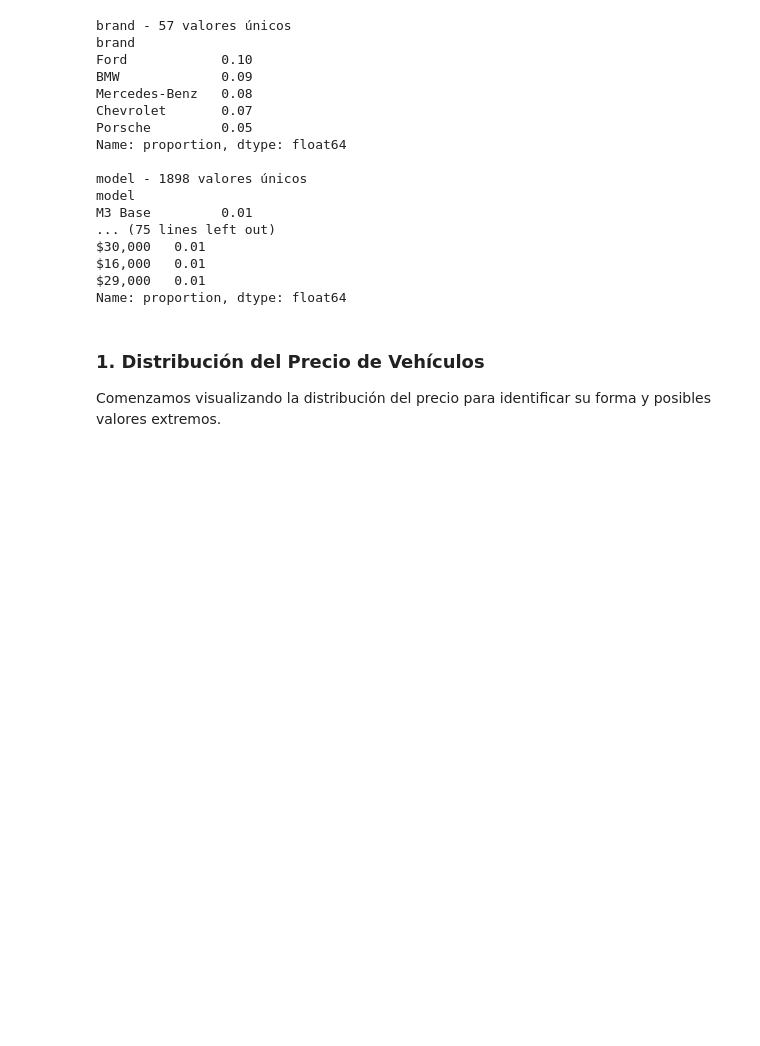
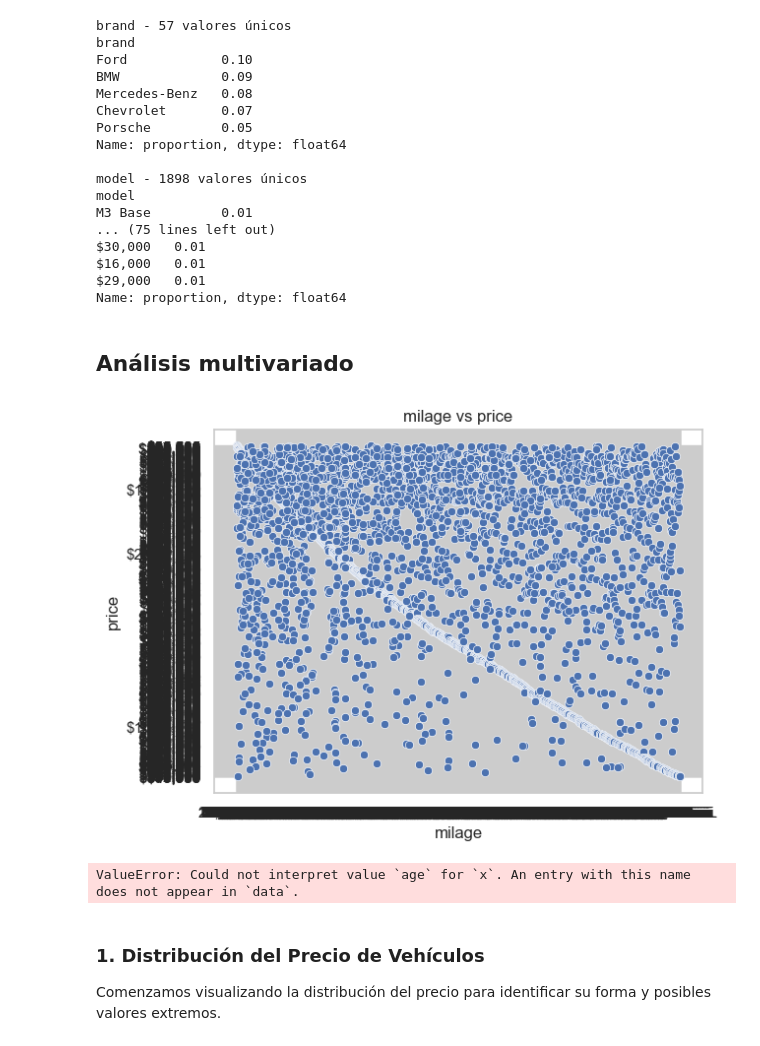
Before and after one commit to mariasuescum/Regression-of-Used-Car-Prices-Project, a Jupyter notebook: used-cars.ipynb, the cells around one changed output. Cells and saved outputs as stored; diff of their text form; code cells hidden in the pictures; blank space fills up the shorter version.

Commit message:
edit: cleanning EDA structure for a leaner layout, relation between prices and millage/age/engine

```diff
--- a/used-cars.ipynb
+++ b/used-cars.ipynb
@@ -668,6 +668,18 @@ $30,000   0.01
 $16,000   0.01
 $29,000   0.01
 Name: proportion, dtype: float64
+# %% [markdown]
+## Análisis multivariado
+# %%
+# Precio vs variables principales
+important_vars = ['milage', 'age', 'engine_hp']
+for var in important_vars:
+    sns.scatterplot(data=df, x=var, y='price')
+    plt.title(f'{var} vs price')
+    plt.show()
+# %% [output]
+[figure, added]
+ValueError: Could not interpret value `age` for `x`. An entry with this name does not appear in `data`.
 # %% [markdown]
 ### 1. Distribución del Precio de Vehículos
 Comenzamos visualizando la distribución del precio para identificar su forma y posibles valores extremos.
```
